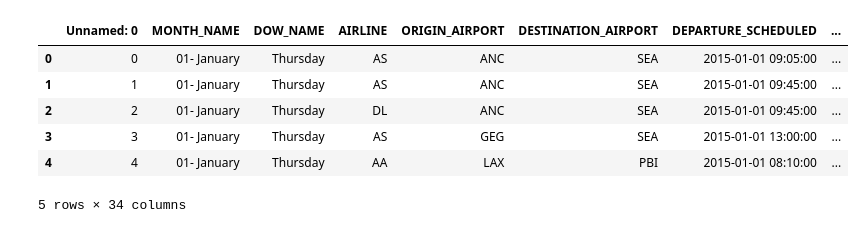
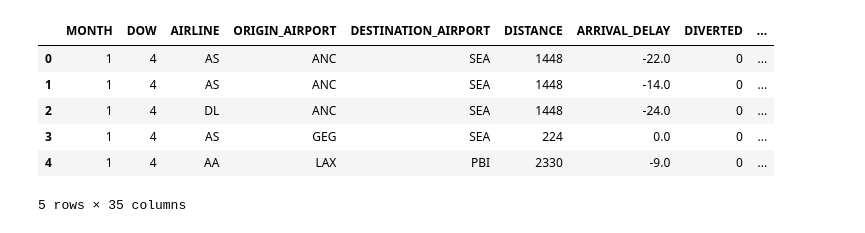
Before and after one commit to andrewwang2015/Predicting-Flight-Delays-Cancellations, a Jupyter notebook: OneHot_Encoding.ipynb, the cells around one changed output. Drawn from its saved outputs; the diff is of its cells as text; code cells hidden in the pictures.

```diff
--- a/OneHot_Encoding.ipynb
+++ b/OneHot_Encoding.ipynb
@@ -12,13 +12,13 @@ import tables
 import h5py
 from sqlalchemy import create_engine
 # %%
-flights_w = pd.read_csv('flights_weather_V2.csv')
-flights_w.head()
+flights = pd.read_csv('Big_Data_PrunedV1.csv')
+flights.head()
 # %% [output]
-|  | Unnamed: 0 | MONTH_NAME | DOW_NAME | AIRLINE | ORIGIN_AIRPORT | DESTINATION_AIRPORT | DEPARTURE_SCHEDULED | ... |
-| 0 | 0 | 01- January | Thursday | AS | ANC | SEA | 2015-01-01 09:05:00 | ... |
-| 1 | 1 | 01- January | Thursday | AS | ANC | SEA | 2015-01-01 09:45:00 | ... |
-| 2 | 2 | 01- January | Thursday | DL | ANC | SEA | 2015-01-01 09:45:00 | ... |
-| 3 | 3 | 01- January | Thursday | AS | GEG | SEA | 2015-01-01 13:00:00 | ... |
-| 4 | 4 | 01- January | Thursday | AA | LAX | PBI | 2015-01-01 08:10:00 | ... |
+|  | MONTH | DOW | AIRLINE | ORIGIN_AIRPORT | DESTINATION_AIRPORT | DISTANCE | ARRIVAL_DELAY | DIVERTED | ... |
+| 0 | 1 | 4 | AS | ANC | SEA | 1448 | -22.0 | 0 | ... |
+| 1 | 1 | 4 | AS | ANC | SEA | 1448 | -14.0 | 0 | ... |
+| 2 | 1 | 4 | DL | ANC | SEA | 1448 | -24.0 | 0 | ... |
+| 3 | 1 | 4 | AS | GEG | SEA | 224 | 0.0 | 0 | ... |
+| 4 | 1 | 4 | AA | LAX | PBI | 2330 | -9.0 | 0 | ... |
-5 rows × 34 columns
+5 rows × 35 columns
```
Also changed, not shown: parts of 12 cells of this notebook, 1 other file.
